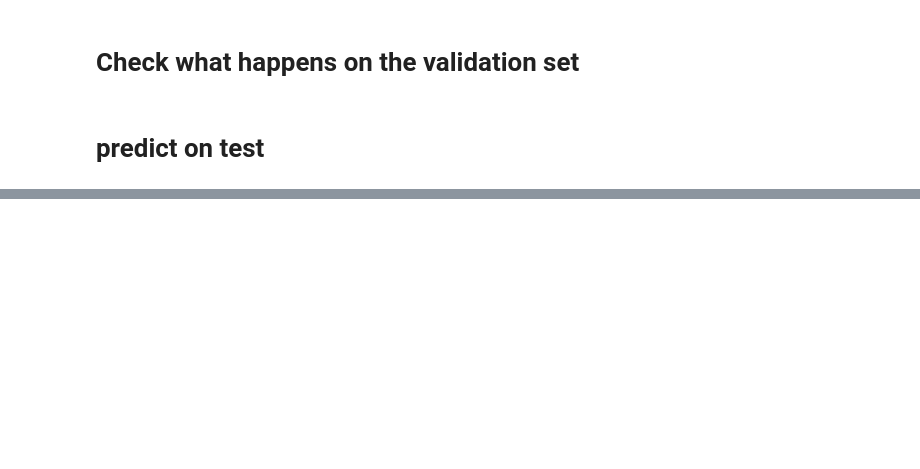
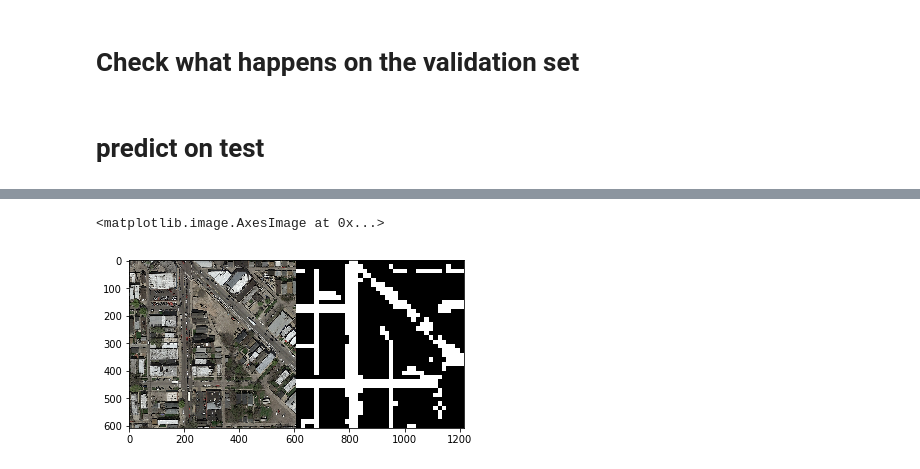
Before and after one commit to LeonardoPollina/ML_project_2, a Jupyter notebook: src/CNN_Nicola.ipynb, the cells around one changed output, grey strips where cells are left out. Cells and saved outputs as stored; diff of their text form; code cells hidden in the pictures; blank space fills up the shorter version.

```diff
--- a/src/CNN_Nicola.ipynb
+++ b/src/CNN_Nicola.ipynb
@@ -315,7 +382,10 @@ print(test_labels.shape)
 # %%
 #check the prediction on the image IDX
-IDX = 9
+IDX = 10
 im = label_to_img(608, 608, 16, 16, test_labels[IDX])
 plt.imshow(concatenate_images(test_images_not_padded[IDX], im))
+# %% [output]
+<matplotlib.image.AxesImage at 0x...>
+[figure, added]
 # %%
 MY_masks_to_submission(SubmissionName, test_labels)
```
Also changed, not shown: parts of 12 cells of this notebook.
